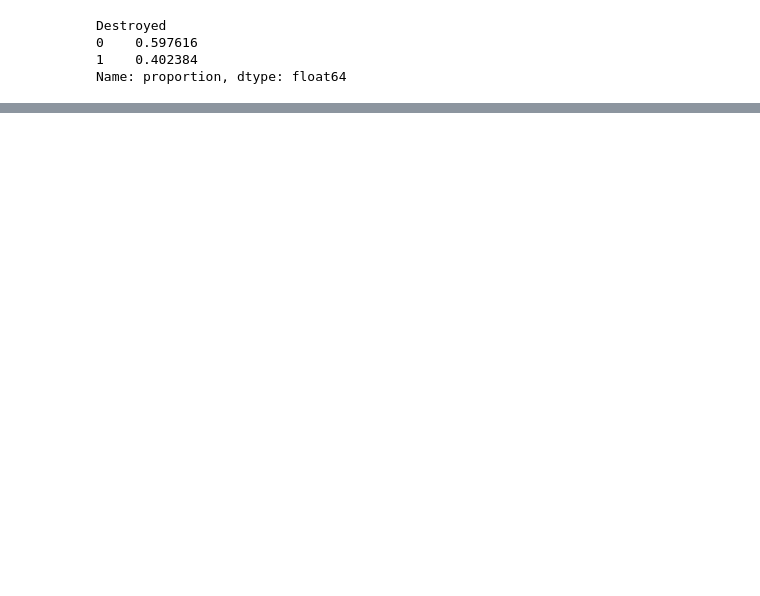
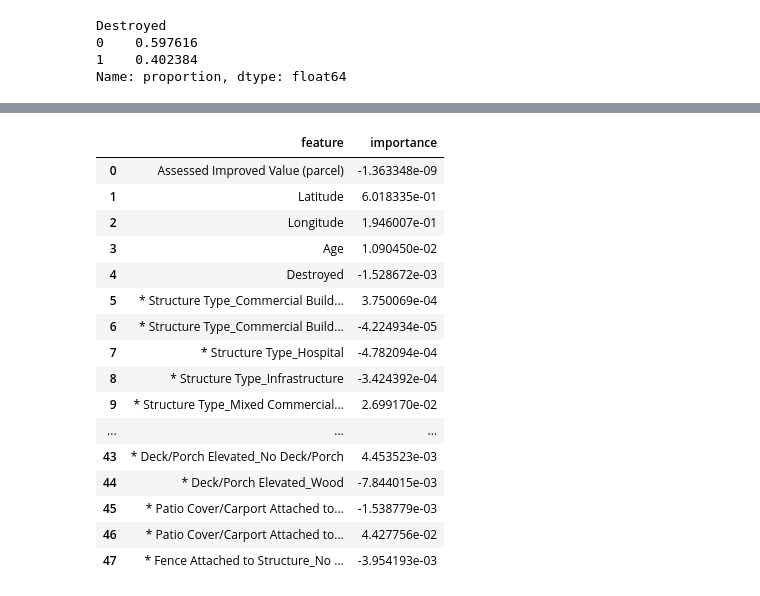
Before and after one commit to kbspecht/erdos-2025-wildfire-structural-damage, a Jupyter notebook: models/Logistic_regression.ipynb, the cells around one changed output, grey strips where cells are left out. Drawn from its saved outputs; the diff is of its cells as text; code cells hidden in the pictures; blank space fills up the shorter version.

```diff
--- a/models/Logistic_regression.ipynb
+++ b/models/Logistic_regression.ipynb
@@ -121,0 +140,22 @@ plt.show()
+# %%
+from IPython.display import display
+feature_df = pd.DataFrame({'feature': cal_fire_data.columns[:-1], 'importance': lr.coef_.flatten()})
+display(feature_df)
+# %% [output]
+|  | feature | importance |
+| 0 | Assessed Improved Value (parcel) | -1.363348e-09 |
+| 1 | Latitude | 6.018335e-01 |
+| 2 | Longitude | 1.946007e-01 |
+| 3 | Age | 1.090450e-02 |
+| 4 | Destroyed | -1.528672e-03 |
+| 5 | * Structure Type_Commercial Build... | 3.750069e-04 |
+| 6 | * Structure Type_Commercial Build... | -4.224934e-05 |
+| 7 | * Structure Type_Hospital | -4.782094e-04 |
+| 8 | * Structure Type_Infrastructure | -3.424392e-04 |
+| 9 | * Structure Type_Mixed Commercial... | 2.699170e-02 |
+| ... | ... | ... |
+| 43 | * Deck/Porch Elevated_No Deck/Porch | 4.453523e-03 |
+| 44 | * Deck/Porch Elevated_Wood | -7.844015e-03 |
+| 45 | * Patio Cover/Carport Attached to... | -1.538779e-03 |
+| 46 | * Patio Cover/Carport Attached to... | 4.427756e-02 |
+| 47 | * Fence Attached to Structure_No ... | -3.954193e-03 |
```
Also changed, not shown: parts of 7 cells of this notebook.
